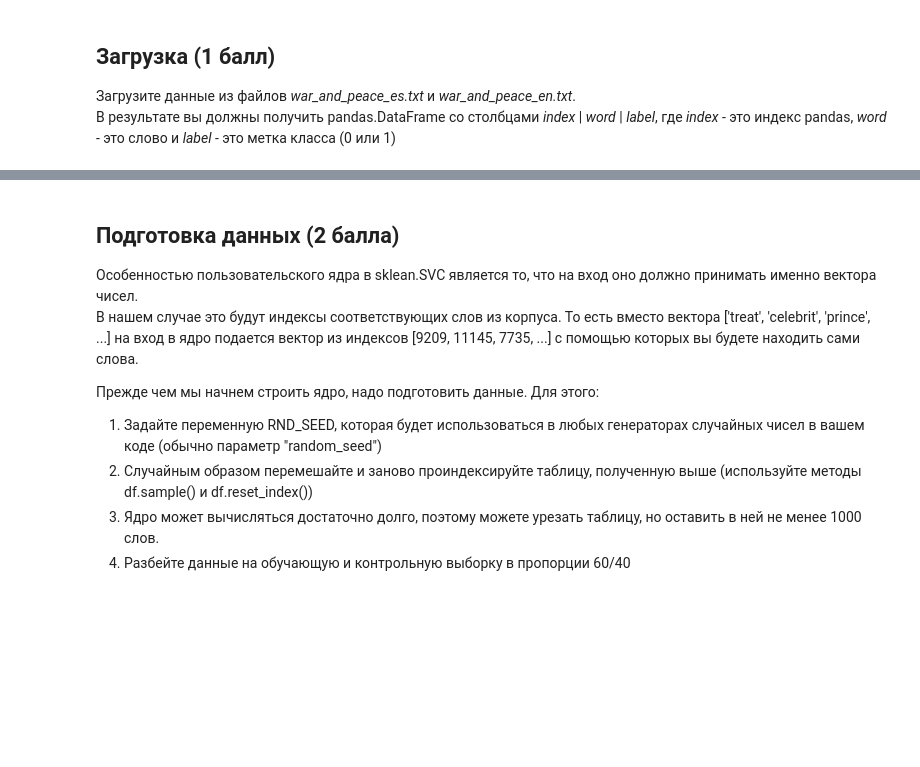
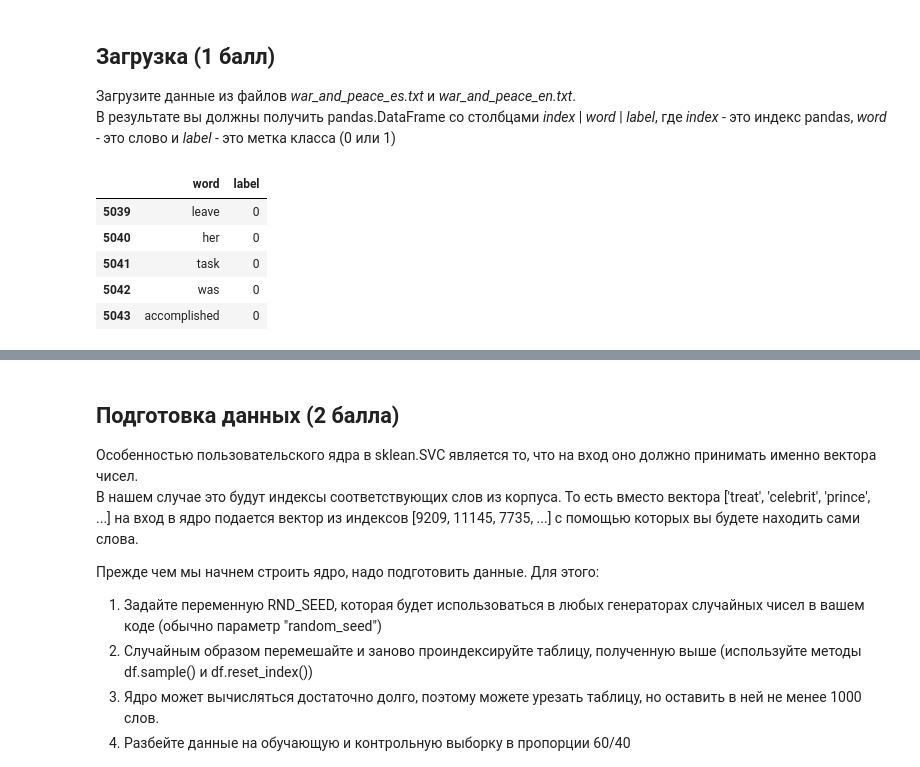
Before and after one commit to rudolphyo/ML-Python, a Jupyter notebook: hw1_svm.ipynb, the cells around one changed output, grey strips where cells are left out. Cells and saved outputs as stored; diff of their text form; code cells hidden in the pictures; blank space fills up the shorter version.

```diff
--- a/hw1_svm.ipynb
+++ b/hw1_svm.ipynb
@@ -206,0 +230,11 @@ df.head()
+# %%
+wp_eng = pd.read_csv("w&p_eng.txt")
+wp_eng["label"] = 0
+wp_eng.tail()
+# %% [output]
+|  | word | label |
+| 5039 | leave | 0 |
+| 5040 | her | 0 |
+| 5041 | task | 0 |
+| 5042 | was | 0 |
+| 5043 | accomplished | 0 |
```
Also changed, not shown: parts of 18 cells of this notebook.
